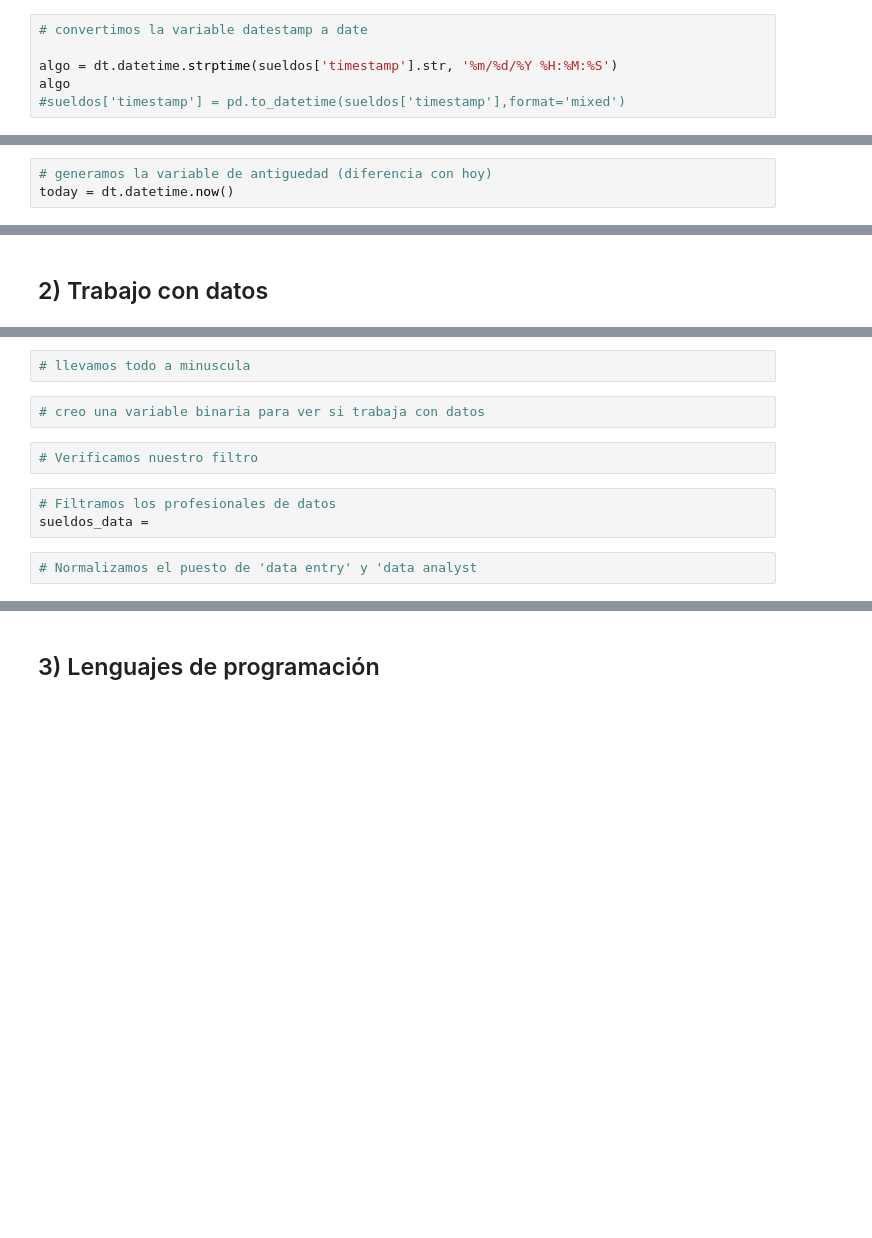
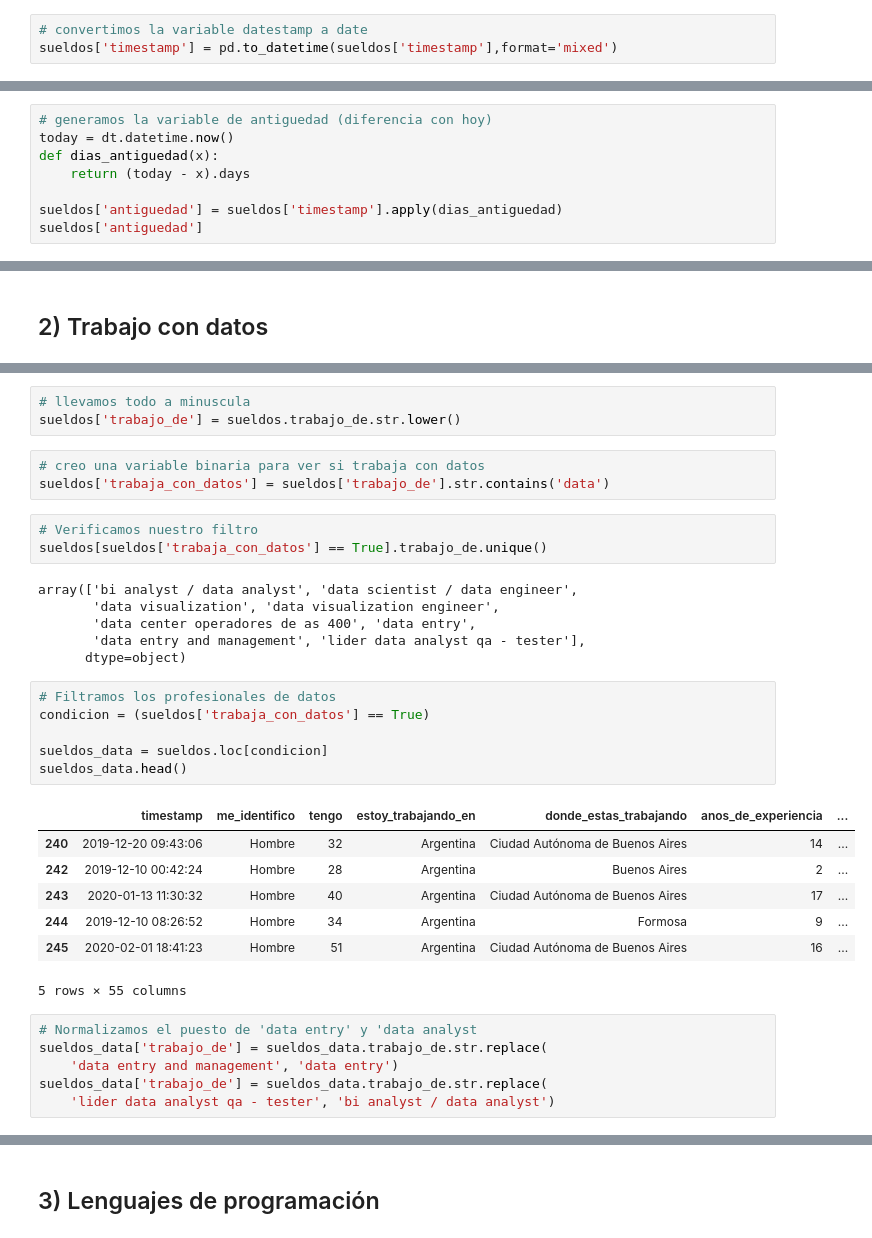
Before and after one commit to carlos1680/CPEDS, a Jupyter notebook: modulo3_DataWrangling/Clase 3 - Manejo de formatos de datos/CLASE 3 - Manejo de formato de datos - práctica individual.ipynb, the cells around one changed output, grey strips where cells are left out. Saved outputs shown, nothing was run; the diff lists cells and outputs as text; blank space fills up the shorter version.

```diff
--- a/modulo3_DataWrangling/Clase 3 - Manejo de formatos de datos/CLASE 3 - Manejo de formato de datos - práctica individual.ipynb
+++ b/modulo3_DataWrangling/Clase 3 - Manejo de formatos de datos/CLASE 3 - Manejo de formato de datos - práctica individual.ipynb
@@ -74,7 +74,4 @@ array(['1/28/2020 9:27:48', '1/29/2020 16:54:29', '2/1/2020 5:46:25', ...,
       dtype=object)
 # %%
 # convertimos la variable datestamp a date
-
-algo = dt.datetime.strptime(sueldos['timestamp'].str, '%m/%d/%Y %H:%M:%S')
-algo
-#sueldos['timestamp'] = pd.to_datetime(sueldos['timestamp'],format='mixed')
+sueldos['timestamp'] = pd.to_datetime(sueldos['timestamp'],format='mixed')
@@ -98,3 +93,8 @@ Name: timestamp, Length: 5425, dtype: datetime64[ns]
 # %%
 # generamos la variable de antiguedad (diferencia con hoy)
 today = dt.datetime.now()
+def dias_antiguedad(x):
+    return (today - x).days
+
+sueldos['antiguedad'] = sueldos['timestamp'].apply(dias_antiguedad)
+sueldos['antiguedad']
@@ -105,13 +136,37 @@ sueldos.trabajo_de.unique()
 # %%
 # llevamos todo a minuscula
+sueldos['trabajo_de'] = sueldos.trabajo_de.str.lower()
 # %%
 # creo una variable binaria para ver si trabaja con datos
+sueldos['trabaja_con_datos'] = sueldos['trabajo_de'].str.contains('data')
 # %%
 # Verificamos nuestro filtro
+sueldos[sueldos['trabaja_con_datos'] == True].trabajo_de.unique()
+# %% [output]
+array(['bi analyst / data analyst', 'data scientist / data engineer',
+       'data visualization', 'data visualization engineer',
+       'data center operadores de as 400', 'data entry',
+       'data entry and management', 'lider data analyst qa - tester'],
+      dtype=object)
 # %%
 # Filtramos los profesionales de datos
-sueldos_data =
+condicion = (sueldos['trabaja_con_datos'] == True)
+
+sueldos_data = sueldos.loc[condicion]
+sueldos_data.head()
+# %% [output]
+|  | timestamp | me_identifico | tengo | estoy_trabajando_en | donde_estas_trabajando | anos_de_experiencia | ... |
+| 240 | 2019-12-20 09:43:06 | Hombre | 32 | Argentina | Ciudad Autónoma de Buenos Aires | 14 | ... |
+| 242 | 2019-12-10 00:42:24 | Hombre | 28 | Argentina | Buenos Aires | 2 | ... |
+| 243 | 2020-01-13 11:30:32 | Hombre | 40 | Argentina | Ciudad Autónoma de Buenos Aires | 17 | ... |
+| 244 | 2019-12-10 08:26:52 | Hombre | 34 | Argentina | Formosa | 9 | ... |
+| 245 | 2020-02-01 18:41:23 | Hombre | 51 | Argentina | Ciudad Autónoma de Buenos Aires | 16 | ... |
+5 rows × 55 columns
-# %%
-# Normalizamos el puesto de 'data entry' y 'data analyst
+# %%
+# Normalizamos el puesto de 'data entry' y 'data analyst
+sueldos_data['trabajo_de'] = sueldos_data.trabajo_de.str.replace(
+    'data entry and management', 'data entry')
+sueldos_data['trabajo_de'] = sueldos_data.trabajo_de.str.replace(
+    'lider data analyst qa - tester', 'bi analyst / data analyst')
 # %%
 #Vemos los valores unicos
```
Also changed, not shown: parts of 11 cells of this notebook, 1 other file.
